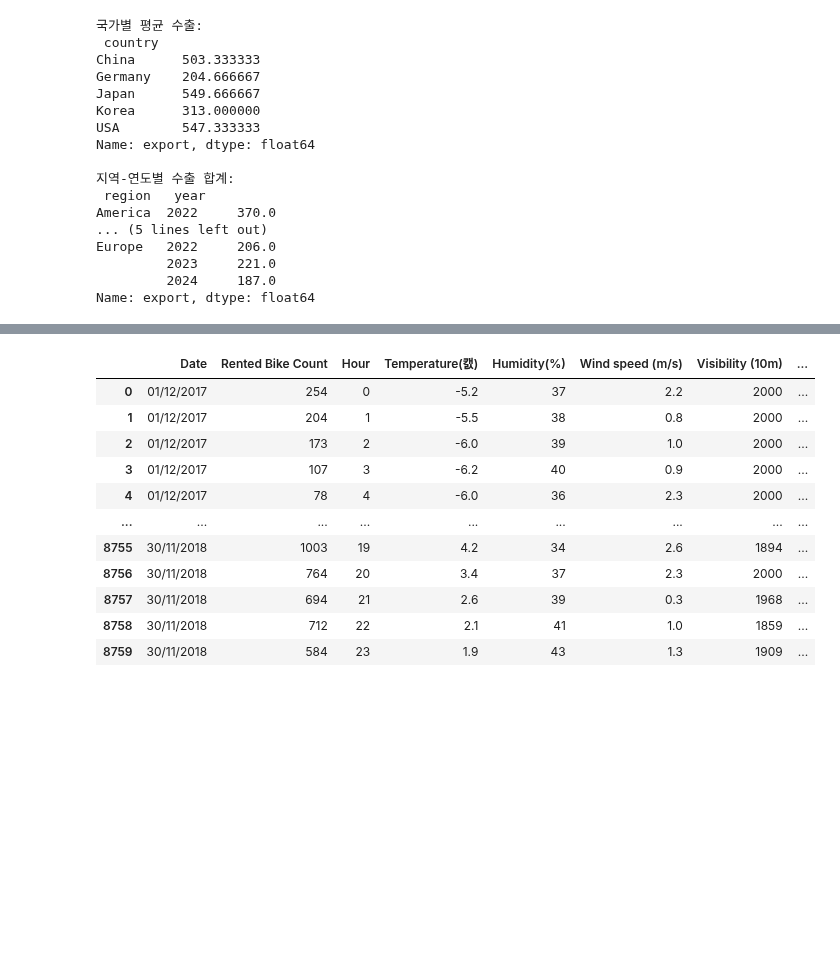
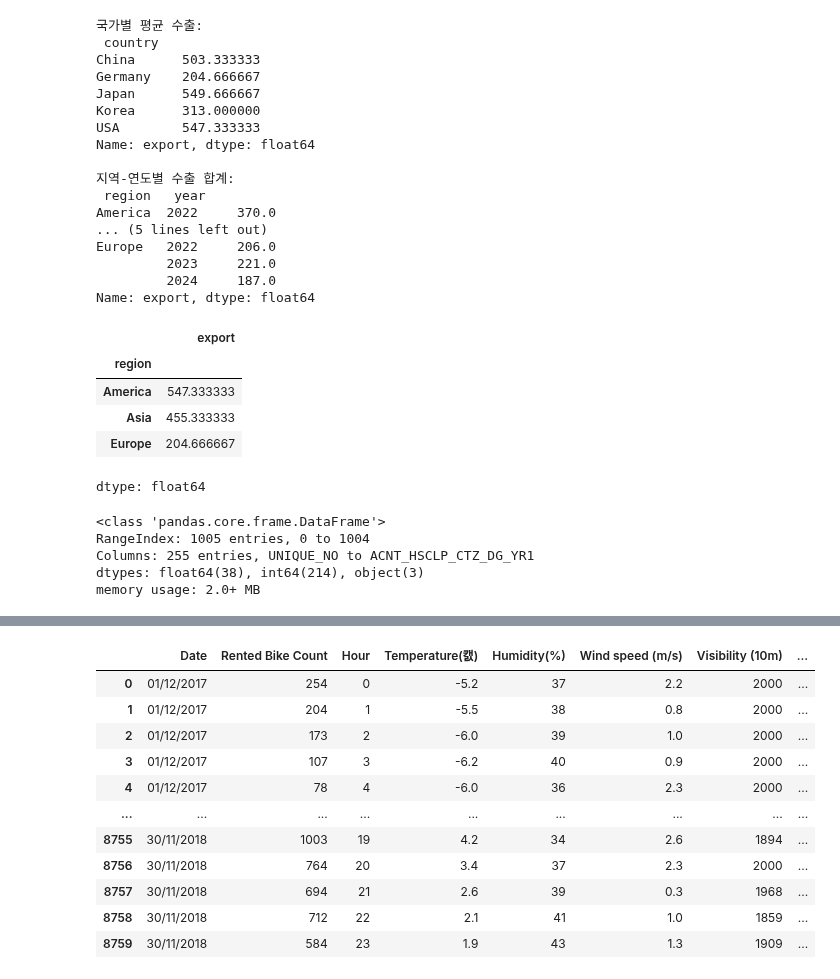
Before and after one commit to crsah234/anyangUniverSity_Third_second, a Jupyter notebook: week2.ipynb, the cells around one changed output, grey strips where cells are left out. Cells and saved outputs as stored; diff of their text form; code cells hidden in the pictures; blank space fills up the shorter version.

```diff
--- a/week2.ipynb
+++ b/week2.ipynb
@@ -178,4 +191,20 @@ Europe   2022     206.0
          2024     187.0
 Name: export, dtype: float64
 # %%
-# df.groupby(["region"], observed=True)["export"].mean()
+df.groupby(["region"], observed=True)["export"].mean()
+# %% [output]
+|  | export |
+| region |  |
+| America | 547.333333 |
+| Asia | 455.333333 |
+| Europe | 204.666667 |
+dtype: float64
+# %%
+df_1=pd.read_csv('/content/drive/MyDrive/안양대학교_데이터처리실무(3학년2학기)/Accident_Disability_Train_all.csv')
+df_1.info()
+# %% [output]
+<class 'pandas.core.frame.DataFrame'>
+RangeIndex: 1005 entries, 0 to 1004
+Columns: 255 entries, UNIQUE_NO to ACNT_HSCLP_CTZ_DG_YR1
+dtypes: float64(38), int64(214), object(3)
+memory usage: 2.0+ MB
```
Also changed, not shown: parts of 29 cells of this notebook.
